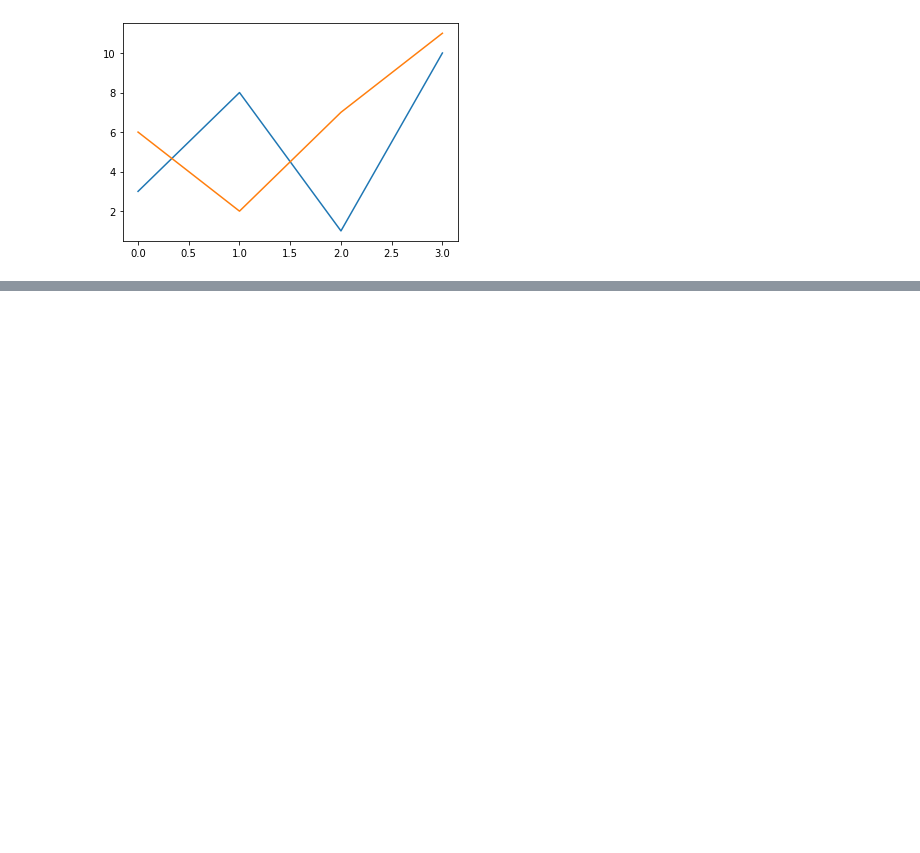
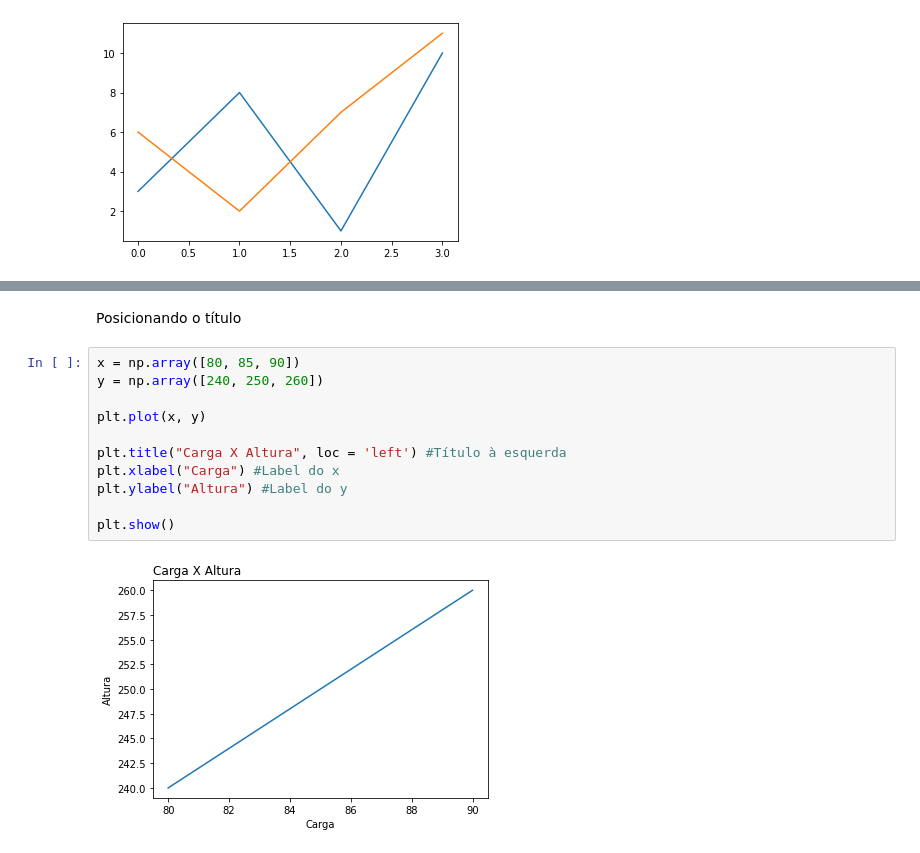
Before and after one commit to batista7557/Gr-ficos-com-Matplotlib, a Jupyter notebook: MatPlot.ipynb, the cells around one changed output, grey strips where cells are left out. Saved outputs shown, nothing was run; the diff lists cells and outputs as text; blank space fills up the shorter version.

```diff
--- a/MatPlot.ipynb
+++ b/MatPlot.ipynb
@@ -131,0 +161,15 @@ plt.show()
+# %% [markdown]
+Posicionando o título
+# %%
+x = np.array([80, 85, 90])
+y = np.array([240, 250, 260])
+
+plt.plot(x, y)
+
+plt.title("Carga X Altura", loc = 'left') #Título à esquerda
+plt.xlabel("Carga") #Label do x
+plt.ylabel("Altura") #Label do y
+
+plt.show()
+# %% [output]
+[figure, added]
```
Also changed, not shown: parts of 22 cells of this notebook.
